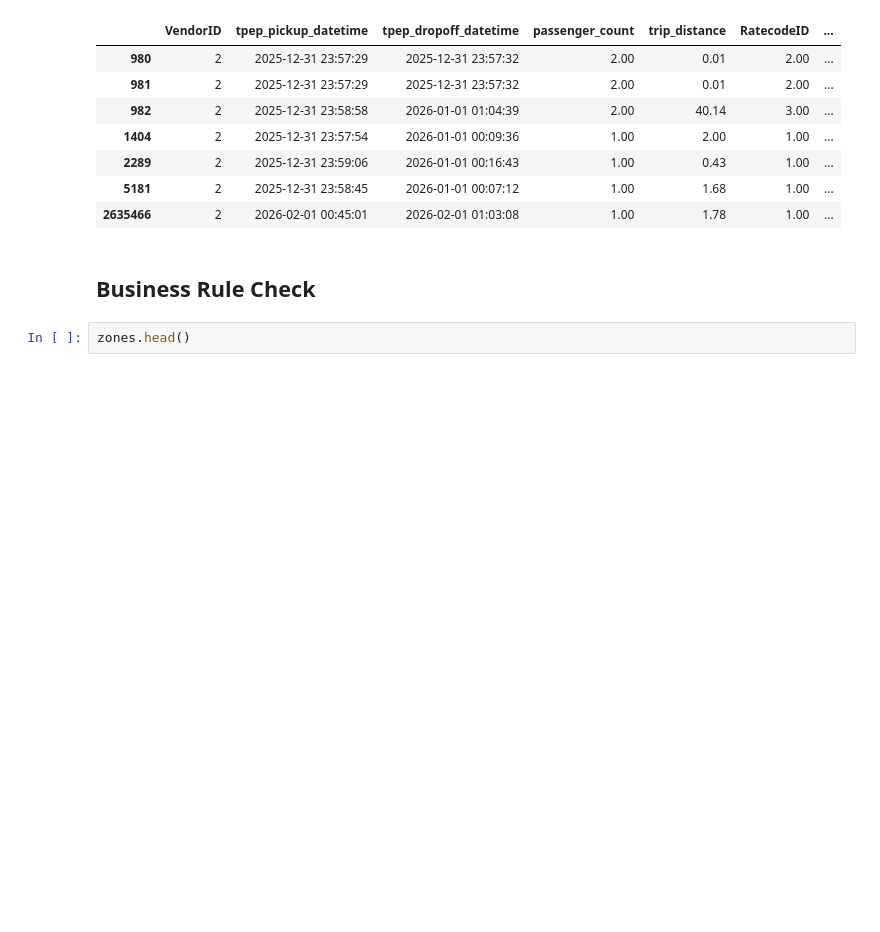
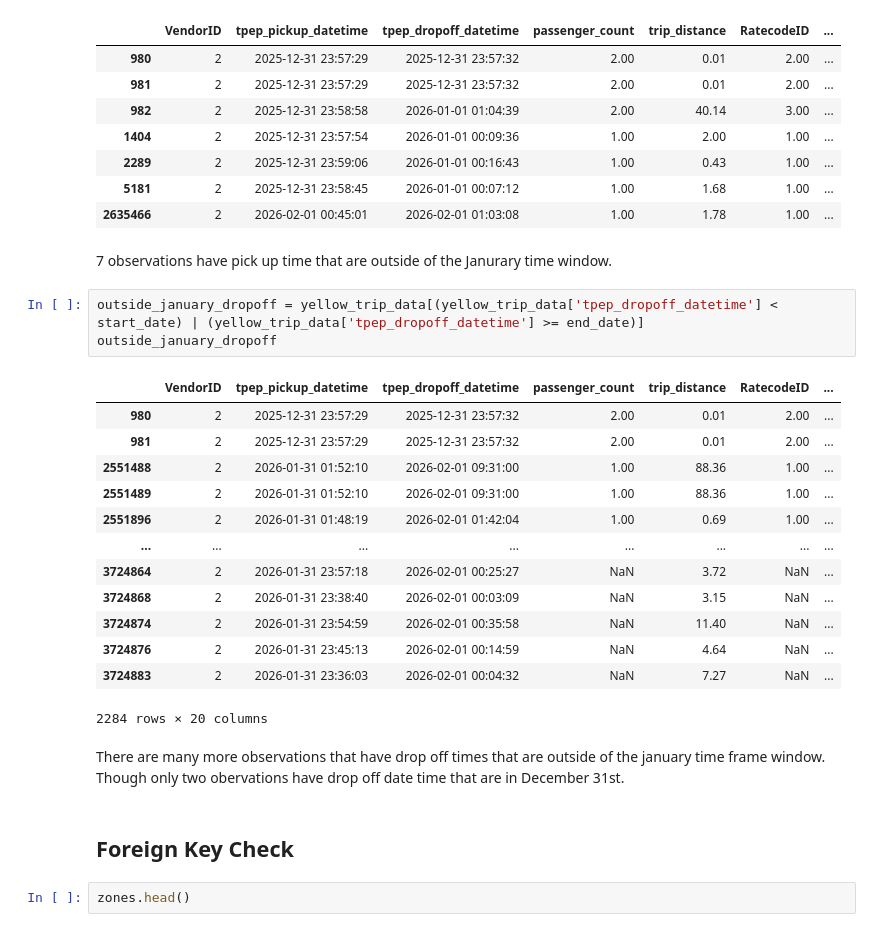
Before and after one commit to samuel54illinois/NYC_TLC_Trip_Record_Analysis, a Jupyter notebook: notebook_analysis/0_data_audit.ipynb, the cells around one changed output. Cells and saved outputs as stored; diff of their text form; blank space fills up the shorter version.

Commit message:
date time ranges checked

```diff
--- a/notebook_analysis/0_data_audit.ipynb
+++ b/notebook_analysis/0_data_audit.ipynb
@@ -468,8 +468,29 @@ outside_january_pickup
 | 2289 | 2 | 2025-12-31 23:59:06 | 2026-01-01 00:16:43 | 1.00 | 0.43 | 1.00 | ... |
 | 5181 | 2 | 2025-12-31 23:58:45 | 2026-01-01 00:07:12 | 1.00 | 1.68 | 1.00 | ... |
 | 2635466 | 2 | 2026-02-01 00:45:01 | 2026-02-01 01:03:08 | 1.00 | 1.78 | 1.00 | ... |
+# %% [markdown]
+7 observations have pick up time that are outside of the Janurary time window.
+# %%
+outside_january_dropoff = yellow_trip_data[(yellow_trip_data['tpep_dropoff_datetime'] < start_date) | (yellow_trip_data['tpep_dropoff_datetime'] >= end_date)]
+outside_january_dropoff
+# %% [output]
+|  | VendorID | tpep_pickup_datetime | tpep_dropoff_datetime | passenger_count | trip_distance | RatecodeID | ... |
+| 980 | 2 | 2025-12-31 23:57:29 | 2025-12-31 23:57:32 | 2.00 | 0.01 | 2.00 | ... |
+| 981 | 2 | 2025-12-31 23:57:29 | 2025-12-31 23:57:32 | 2.00 | 0.01 | 2.00 | ... |
+| 2551488 | 2 | 2026-01-31 01:52:10 | 2026-02-01 09:31:00 | 1.00 | 88.36 | 1.00 | ... |
+| 2551489 | 2 | 2026-01-31 01:52:10 | 2026-02-01 09:31:00 | 1.00 | 88.36 | 1.00 | ... |
+| 2551896 | 2 | 2026-01-31 01:48:19 | 2026-02-01 01:42:04 | 1.00 | 0.69 | 1.00 | ... |
+| ... | ... | ... | ... | ... | ... | ... | ... |
+| 3724864 | 2 | 2026-01-31 23:57:18 | 2026-02-01 00:25:27 | NaN | 3.72 | NaN | ... |
+| 3724868 | 2 | 2026-01-31 23:38:40 | 2026-02-01 00:03:09 | NaN | 3.15 | NaN | ... |
+| 3724874 | 2 | 2026-01-31 23:54:59 | 2026-02-01 00:35:58 | NaN | 11.40 | NaN | ... |
+| 3724876 | 2 | 2026-01-31 23:45:13 | 2026-02-01 00:14:59 | NaN | 4.64 | NaN | ... |
+| 3724883 | 2 | 2026-01-31 23:36:03 | 2026-02-01 00:04:32 | NaN | 7.27 | NaN | ... |
+2284 rows × 20 columns
+# %% [markdown]
+There are many more observations that have drop off times that are outside of the january time frame window. Though only two obervations have drop off date time that are in December 31st.
 # %% [markdown]
-## Business Rule Check
+## Foreign Key Check
 # %%
 zones.head()
 # %% [output]
```
